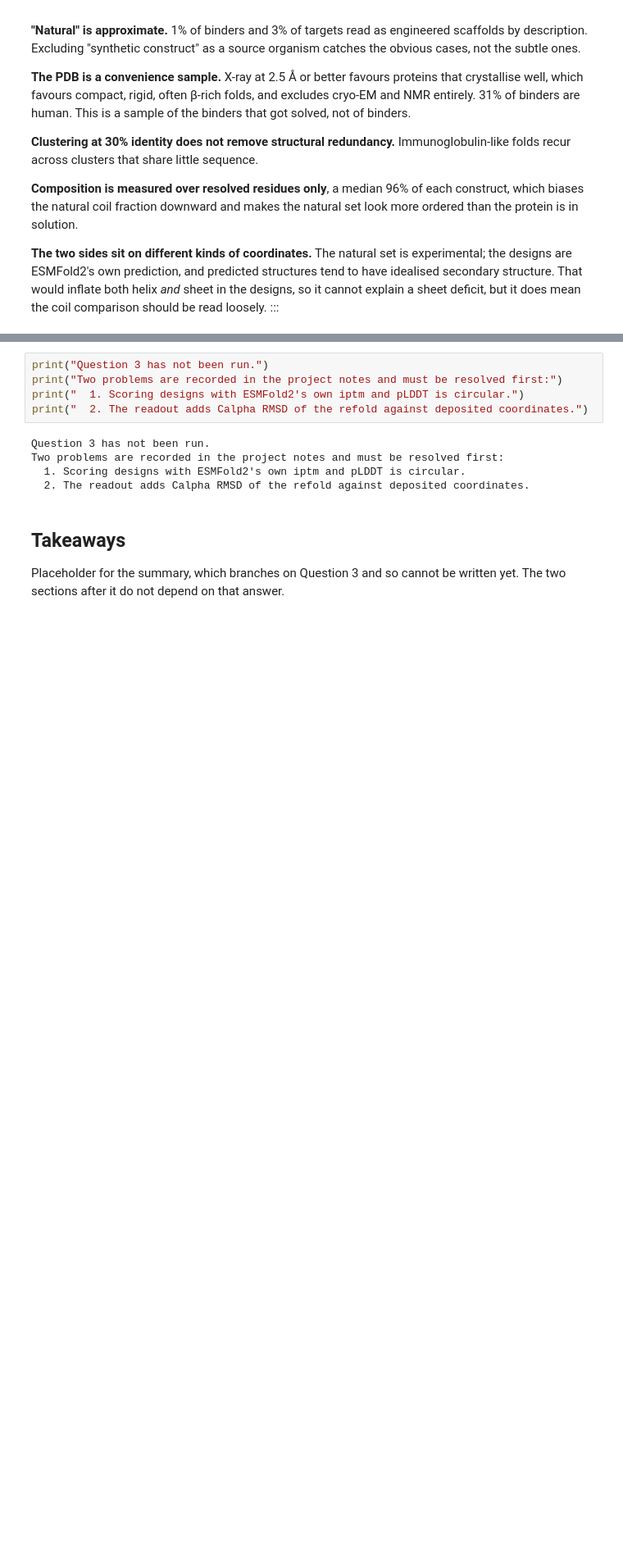
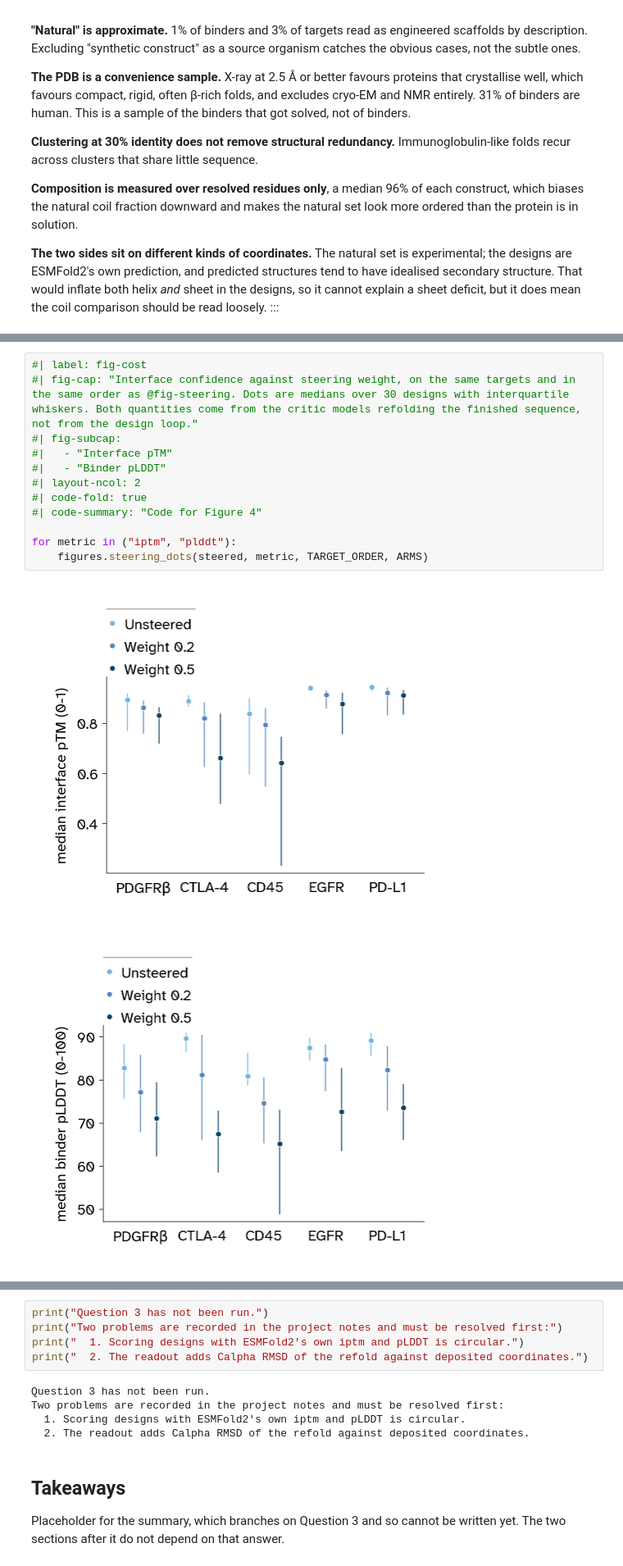
Before and after one commit to Arcadia-Science/esmfold2-secondary-structure-steering, a Jupyter notebook: index.ipynb, the cells around one changed output, grey strips where cells are left out. Shown at 82% size. Saved outputs shown, nothing was run; the diff lists cells and outputs as text; blank space fills up the shorter version.

```diff
--- a/index.ipynb
+++ b/index.ipynb
@@ -272,0 +342,15 @@ pd.pivot_table(
+# %%
+#| label: fig-cost
+#| fig-cap: "Interface confidence against steering weight, on the same targets and in the same order as @fig-steering. Dots are medians over 30 designs with interquartile whiskers. Both quantities come from the critic models refolding the finished sequence, not from the design loop."
+#| fig-subcap:
+#|   - "Interface pTM"
+#|   - "Binder pLDDT"
+#| layout-ncol: 2
+#| code-fold: true
+#| code-summary: "Code for Figure 4"
+
+for metric in ("iptm", "plddt"):
+    figures.steering_dots(steered, metric, TARGET_ORDER, ARMS)
+# %% [output]
+[figure, added]
+[figure, added]
```
Also changed, not shown: parts of 26 cells of this notebook, 9 other files.
